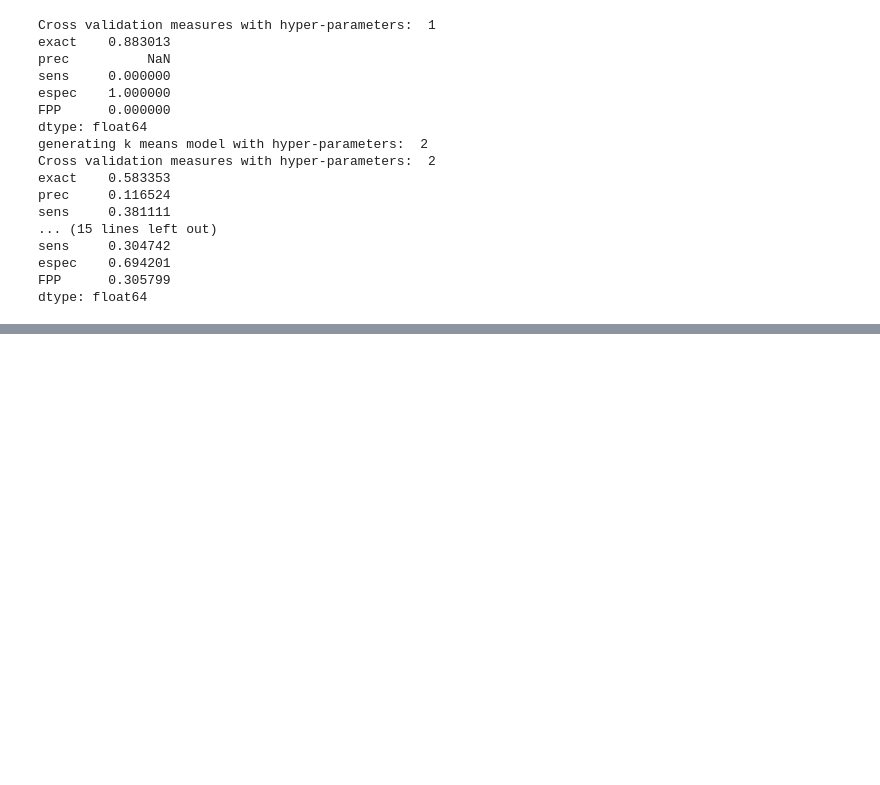
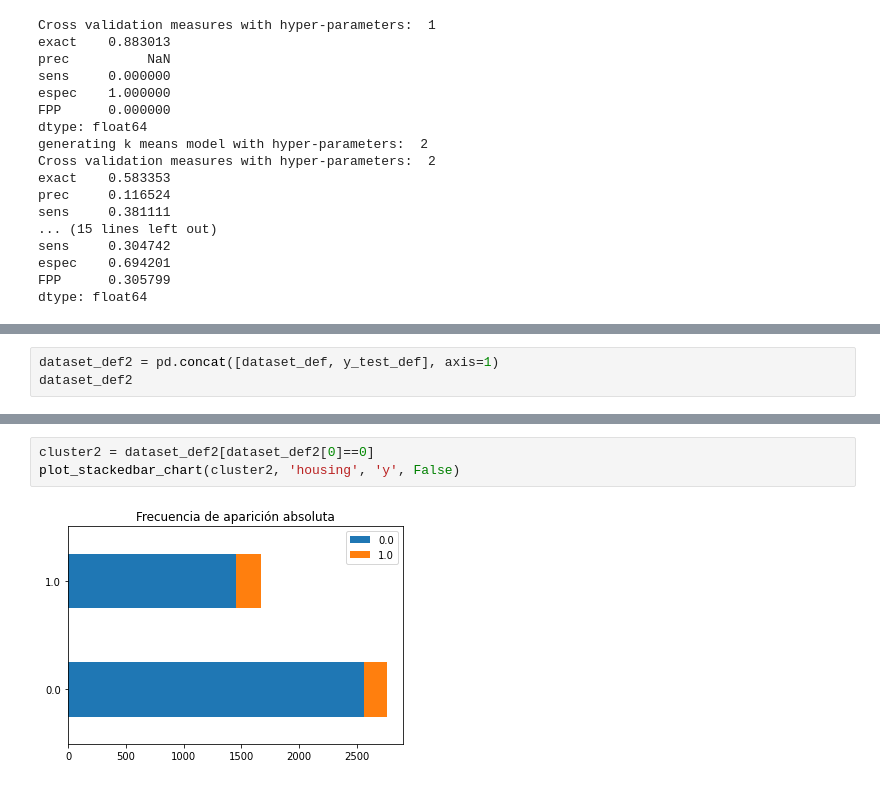
Before and after one commit to estebanhernandezr/Entregas-Semanales, a Jupyter notebook: AndreyEsteban_LizarazoHernandez_proyecto4.ipynb, the cells around one changed output, grey strips where cells are left out. Saved outputs shown, nothing was run; the diff lists cells and outputs as text; blank space fills up the shorter version.

```diff
--- a/AndreyEsteban_LizarazoHernandez_proyecto4.ipynb
+++ b/AndreyEsteban_LizarazoHernandez_proyecto4.ipynb
@@ -439,0 +478,3 @@ exact: 0.7863270777479893  preci: 0.16300794021485288  sensi: 0.2  espec: 0.8639
+# %%
+dataset_def2 = pd.concat([dataset_def, y_test_def], axis=1)
+dataset_def2
@@ -439,0 +495,5 @@ exact: 0.7863270777479893  preci: 0.16300794021485288  sensi: 0.2  espec: 0.8639
+# %%
+cluster2 = dataset_def2[dataset_def2[0]==0]
+plot_stackedbar_chart(cluster2, 'housing', 'y', False)
+# %% [output]
+[figure, added]
```
Also changed, not shown: parts of 5 cells of this notebook.
